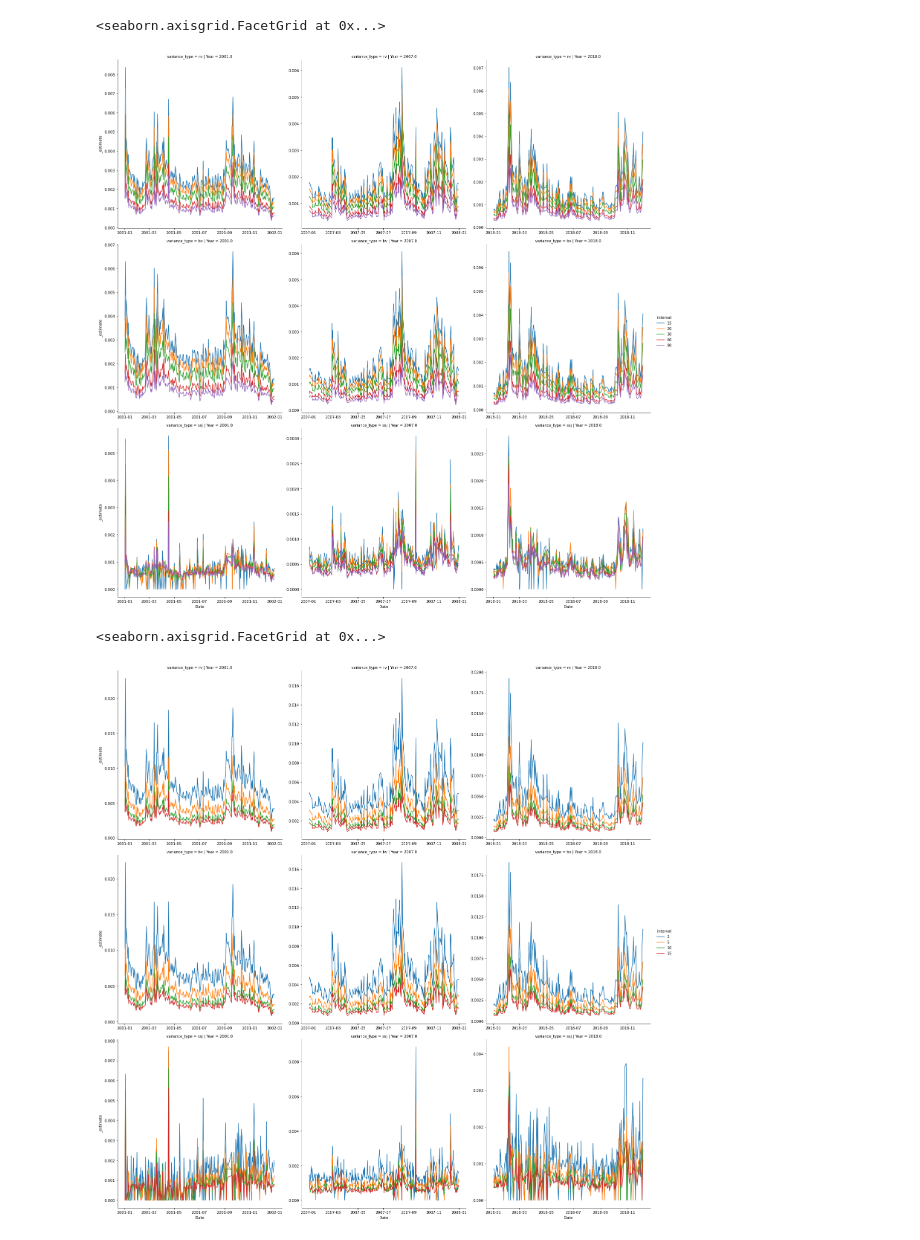
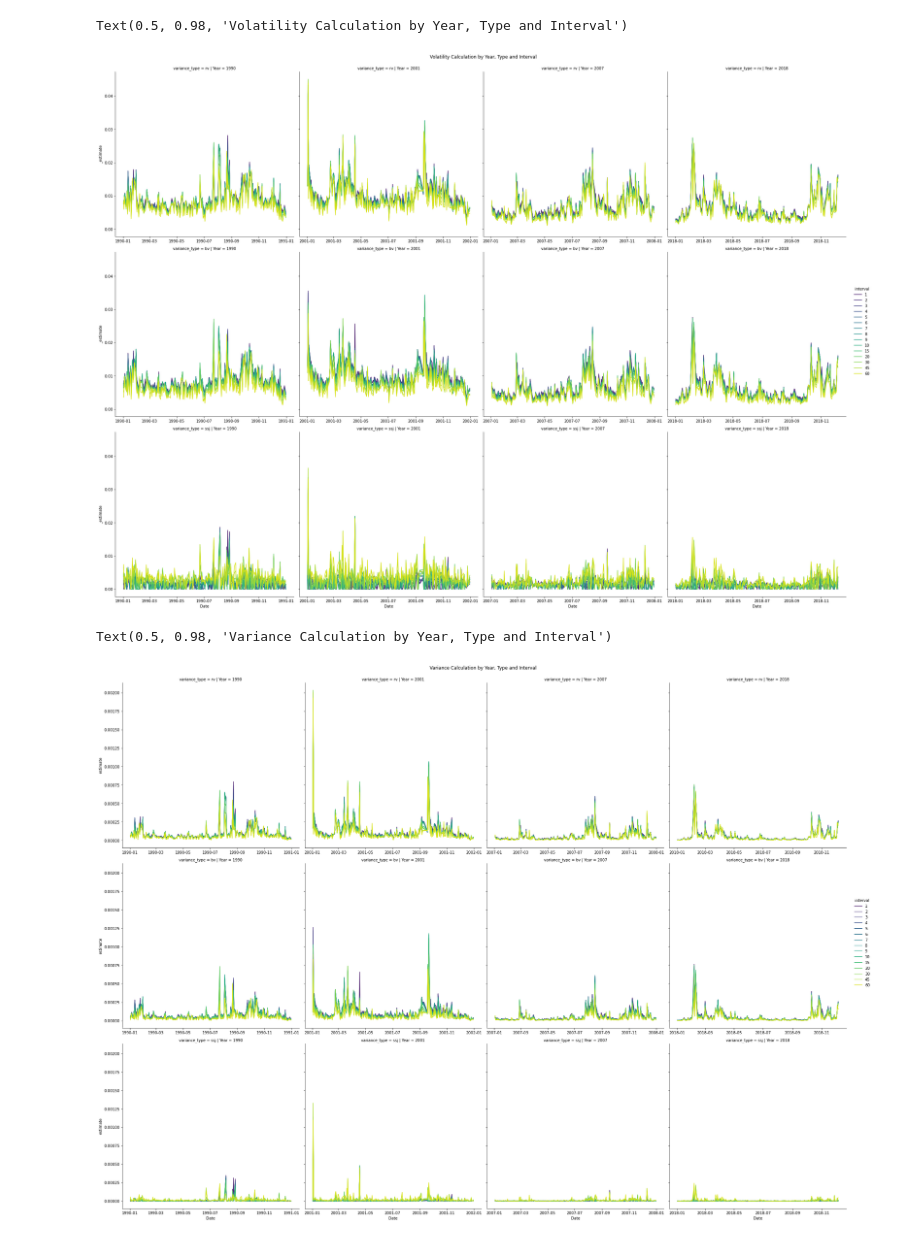
Before and after one commit to GarYves/HEC_ML_DEV2, a Jupyter notebook: exploration.ipynb, the cells around one changed output. Cells and saved outputs as stored; diff of their text form; code cells hidden in the pictures.

```diff
--- a/exploration.ipynb
+++ b/exploration.ipynb
@@ -52,21 +65,25 @@ g.add_legend()
 # %%
 rdf["_estimate"] = np.sqrt(rdf["estimate"])
 srdf = rdf.loc[rdf.method=="subsampling"]
-g = sns.FacetGrid(data=srdf.loc[srdf.interval.isin([15,20,30,60,90])], row="variance_type", col="Year", hue="interval", sharex=False, sharey=False, height=7)
+g = sns.FacetGrid(data=srdf, row="variance_type", col="Year", hue="interval", sharex=False, sharey=True, height=7, palette="viridis")
 g.map_dataframe(sns.lineplot, x="Date", y="_estimate", legend="full")
 g.add_legend()
+g.fig.subplots_adjust(top=0.95)
+g.fig.suptitle('Volatility Calculation by Year, Type and Interval')
 # %% [output]
-<seaborn.axisgrid.FacetGrid at 0x...>
+Text(0.5, 0.98, 'Volatility Calculation by Year, Type and Interval')
-[figure, old version]
+[figure, new version]
 # %%
 rdf["_estimate"] = np.sqrt(rdf["estimate"])
 srdf = rdf.loc[rdf.method=="subsampling"]
-g = sns.FacetGrid(data=srdf.loc[srdf.interval.isin([2, 5,10,15])], row="variance_type", col="Year", hue="interval", sharex=False, sharey=False, height=7)
-g.map_dataframe(sns.lineplot, x="Date", y="_estimate", legend="full")
+g = sns.FacetGrid(data=srdf, row="variance_type", col="Year", hue="interval", sharex=False, sharey=True, height=7, palette="viridis")
+g.map_dataframe(sns.lineplot, x="Date", y="estimate", legend="full")
 g.add_legend()
+g.fig.subplots_adjust(top=0.95)
+g.fig.suptitle('Variance Calculation by Year, Type and Interval')
 # %% [output]
-<seaborn.axisgrid.FacetGrid at 0x...>
+Text(0.5, 0.98, 'Variance Calculation by Year, Type and Interval')
-[figure, old version]
+[figure, new version]
 # %%
 _df = df.loc[df["method"] == "naive", ["Date", "ContractName", "interval", "rv"]]
 _df["_Date"] = _df["Date"].apply(lambda x: x.toordinal())
```
Also changed, not shown: parts of 23 cells of this notebook, 12 other files.
